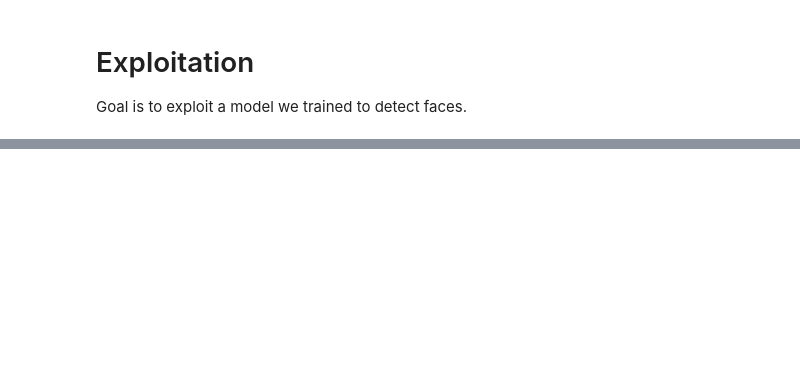
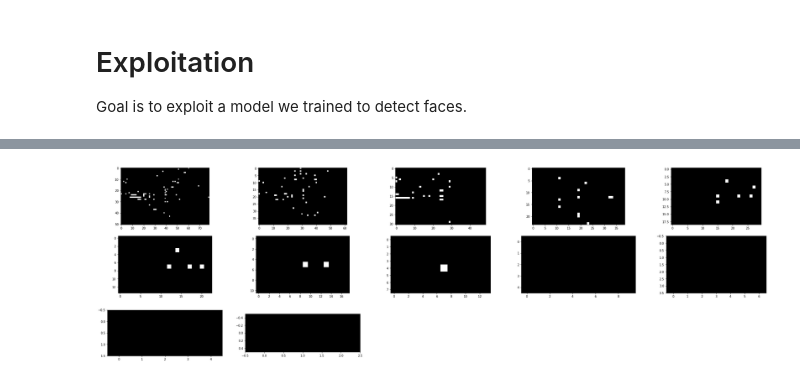
Before and after one commit to Gratic/INSA-5IF-OT2-MLProject, a Jupyter notebook: exploitation.ipynb, the cells around one changed output, grey strips where cells are left out. Drawn from its saved outputs; the diff is of its cells as text; code cells hidden in the pictures; blank space fills up the shorter version.

```diff
--- a/exploitation.ipynb
+++ b/exploitation.ipynb
@@ -138,0 +51,11 @@ found a face
+# %%
+# Transform the image
+transform = get_transform()
+
+transformed_image = transform(T.ToPILImage()(img_color))
+
+print(transformed_image.size())
+
+transformed_image_np = transformed_image.permute(1, 2, 0).numpy()
+
+print(transformed_image_np.shape)
@@ -138,0 +133,5 @@ found a face
+# %%
+print("There are {0} boolean image.".format(len(feature_maps)))
+
+for i, map in enumerate(feature_maps):
+    print("map {0} is of size {1} x {2}".format(i, len(map), len(map[0])))
@@ -138,0 +152,20 @@ found a face
+# %%
+fig = plt.figure(figsize=(40, 50))
+rows = math.ceil(len(feature_maps))
+cols = 5
+
+for i in range(0, len(feature_maps)):
+    # Adds a subplot at the 1st position
+    fig.add_subplot(rows, cols, i+1)
+
+    # showing image
+    image = torch.tensor(feature_maps[i])
+
+    image = image.reshape(len(feature_maps[i]), len(feature_maps[i][0]), 1).numpy()
+    image = image*255
+    image = image.astype(np.uint8) # cv rectangle only accepts np.uint8 https://stackoverflow.com/questions/71762449/error-opencv4-5-4-1-error-5bad-argument-in-function-gaussianblur
+    plt.imshow(image, cmap='gray', vmin=0, vmax=255)
+
+plt.show()
+# %% [output]
+[figure, added]
```
Also changed, not shown: parts of 17 cells of this notebook.
